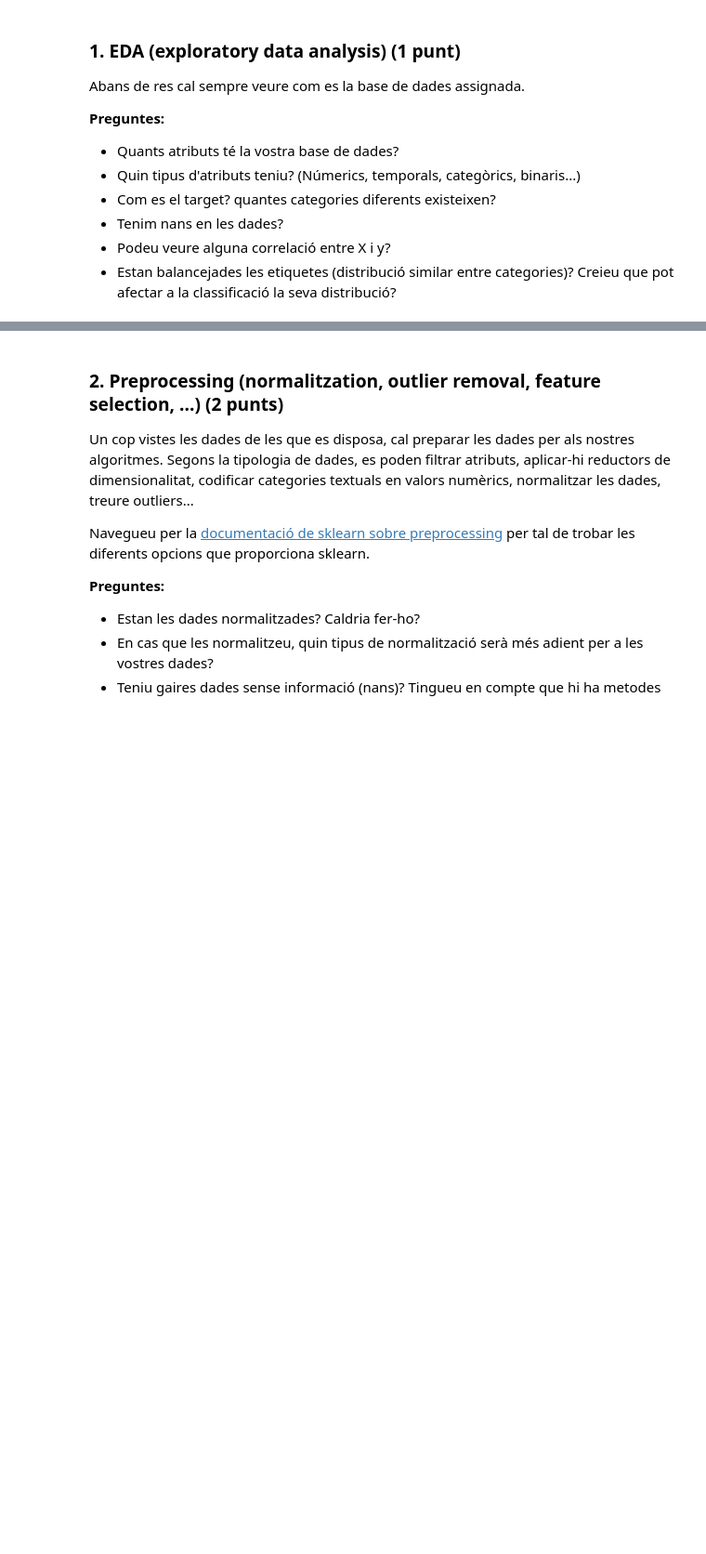
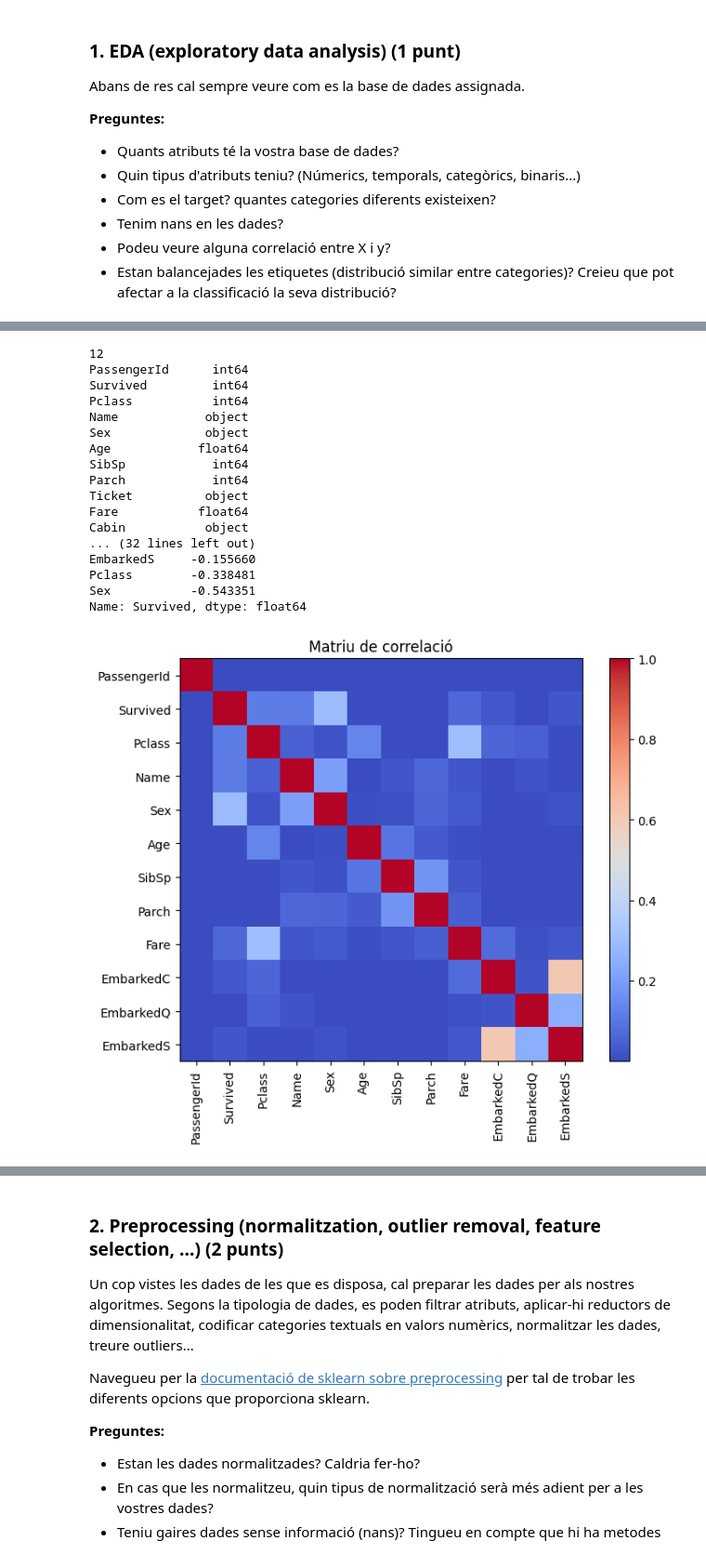
Before and after one commit to rogergc1/apc1, a Jupyter notebook: Practica.ipynb, the cells around one changed output, grey strips where cells are left out. Shown: that part at 93% size. Saved outputs shown, nothing was run; the diff lists cells and outputs as text; code cells hidden in the pictures; blank space fills up the shorter version.

```diff
--- a/Practica.ipynb
+++ b/Practica.ipynb
@@ -120,3 +86,0 @@ PassengerId:
-# %%
-print(df["PassengerId"])
-df["PassengerId"]=df
@@ -136,16 +87,52 @@ Name: PassengerId, Length: 891, dtype: int64
-# %%
-
-
-df["Sex_Bin"]=(df["Sex"]=="male").astype(int)
-
-df["Name_lenght"]=df["Name"].apply(len) #Divertit
-
-#print((df.loc[df["Embarked"] == "S"])["Survived"].describe())
-#print((df.loc[df["Embarked"] == "C"])["Survived"].describe())
-#print((df.loc[df["Embarked"] == "Q"])["Survived"].describe())
-# S i Q no gaire diferents (33/38%), C diferent.
-df["Embarked_Bin"]=(df["Embarked"]=="C").astype(int)
-X=df[["Sex_Bin", "Name_lenght", "Embarked_Bin", "Pclass", "Age", "SibSp","Parch","Fare"]]
-y=df["Survived"]
-#Treure nans :(
-sklearn.linear_model.LogisticRegression().fit(X, y)
+# %%
+print(len(df.columns))
+print(df.dtypes)
+print(df["Survived"].dtype)
+print(df["Survived"].unique())
+print(df["Survived"].value_counts())
+print("Nombre de valors NaN per columna:")
+print(df.isna().sum())
+import matplotlib.pyplot as plt
+
+# Considerem "Survived" com a y i la resta d'atributs com a X (menys el PassengerId si no aporta informació)
+interesting = df.drop(columns=["Ticket", "Cabin"]) # no pasar
+interesting["Name"] = interesting["Name"].str.len() # no pasar
+interesting["Sex"] = (interesting["Sex"] == "male").astype(int) # si
+interesting["EmbarkedC"] = interesting["Embarked"] == "C" # no passar
+interesting["EmbarkedQ"] = interesting["Embarked"] == "Q" # no passar
+interesting["EmbarkedS"] = interesting["Embarked"] == "S" # no passar
+interesting = interesting.drop(columns=["Embarked"]) # no passar
+interesting["Pclass"] = interesting["Pclass"].astype(int) # si
+corrs = interesting.corr()
+print("Correlació entre variables numèriques:")
+print(corrs["Survived"].sort_values(ascending=False))
+
+# Visualització matriu de correlació de totes les numèriques
+plt.figure(figsize=(8,6))
+plt.title("Matriu de correlació")
+plt.imshow(corrs**2, cmap='coolwarm', interpolation='none')
+plt.colorbar()
+plt.xticks(range(len(corrs.columns)), corrs.columns, rotation=90)
+plt.yticks(range(len(corrs.columns)), corrs.columns)
+plt.show()
+
+print(df[df["Embarked"]=="C"].describe())
+# %% [output]
+12
+PassengerId      int64
+Survived         int64
+Pclass           int64
+Name            object
+Sex             object
+Age            float64
+SibSp            int64
+Parch            int64
+Ticket          object
+Fare           float64
+Cabin           object
+... (32 lines left out)
+EmbarkedS     -0.155660
+Pclass        -0.338481
+Sex           -0.543351
+Name: Survived, dtype: float64
+[figure, added]
```
Also changed, not shown: parts of 8 cells of this notebook.
